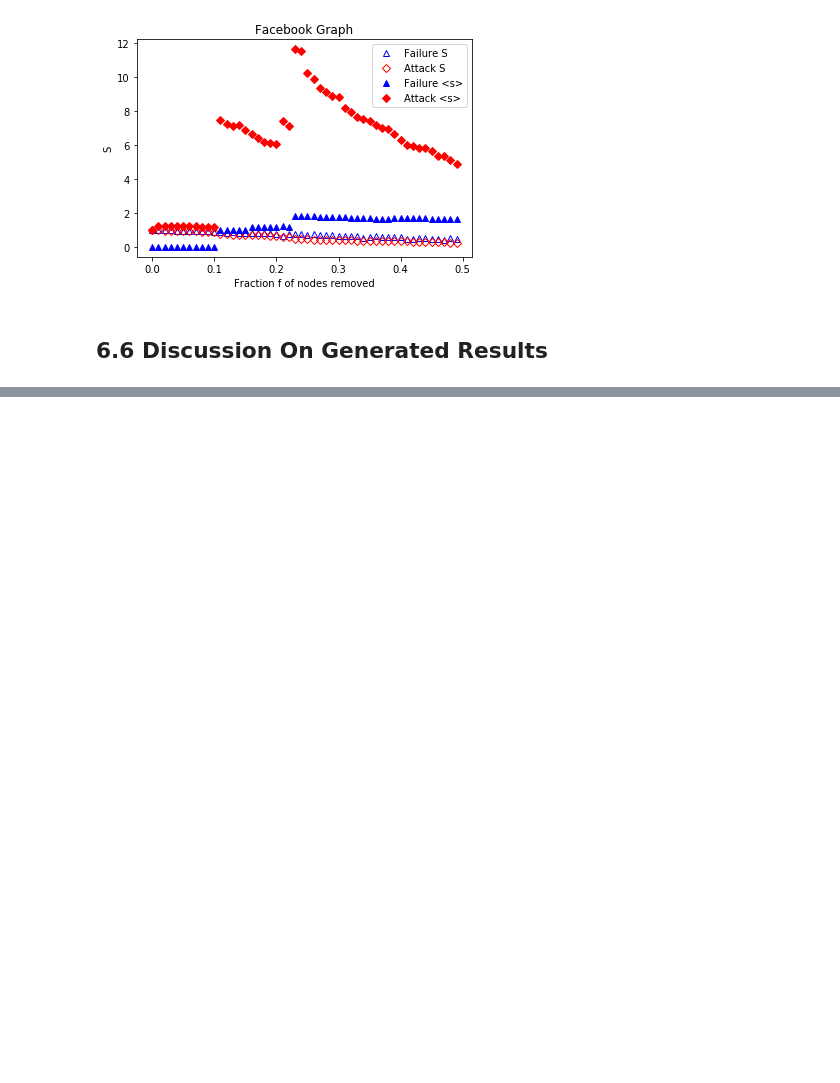
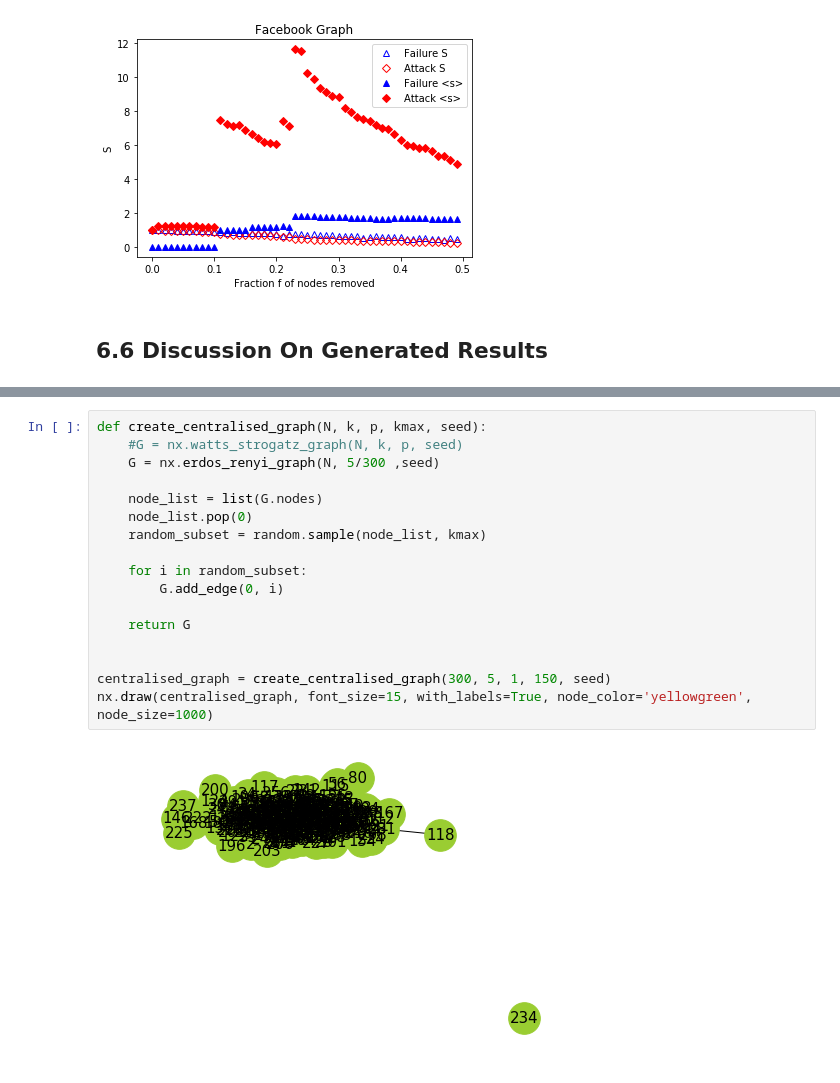
Before and after one commit to DylannBell/complex_networks_attack_tolerance, a Jupyter notebook: CODE/Error & Attack Tolerance Of Complex Networks.ipynb, the cells around one changed output, grey strips where cells are left out. Drawn from its saved outputs; the diff is of its cells as text; blank space fills up the shorter version.

```diff
--- a/CODE/Error & Attack Tolerance Of Complex Networks.ipynb
+++ b/CODE/Error & Attack Tolerance Of Complex Networks.ipynb
@@ -675,0 +816,19 @@ generate_experiment_2_graph("Facebook Graph", remove_range, facebook_Failure_big
+# %%
+def create_centralised_graph(N, k, p, kmax, seed):
+    #G = nx.watts_strogatz_graph(N, k, p, seed)
+    G = nx.erdos_renyi_graph(N, 5/300 ,seed)
+
+    node_list = list(G.nodes)
+    node_list.pop(0)
+    random_subset = random.sample(node_list, kmax)
+
+    for i in random_subset:
+        G.add_edge(0, i)
+
+    return G
+
+
+centralised_graph = create_centralised_graph(300, 5, 1, 150, seed)
+nx.draw(centralised_graph, font_size=15, with_labels=True, node_color='yellowgreen', node_size=1000)
+# %% [output]
+[figure, added]
```
Also changed, not shown: parts of 19 cells of this notebook.
